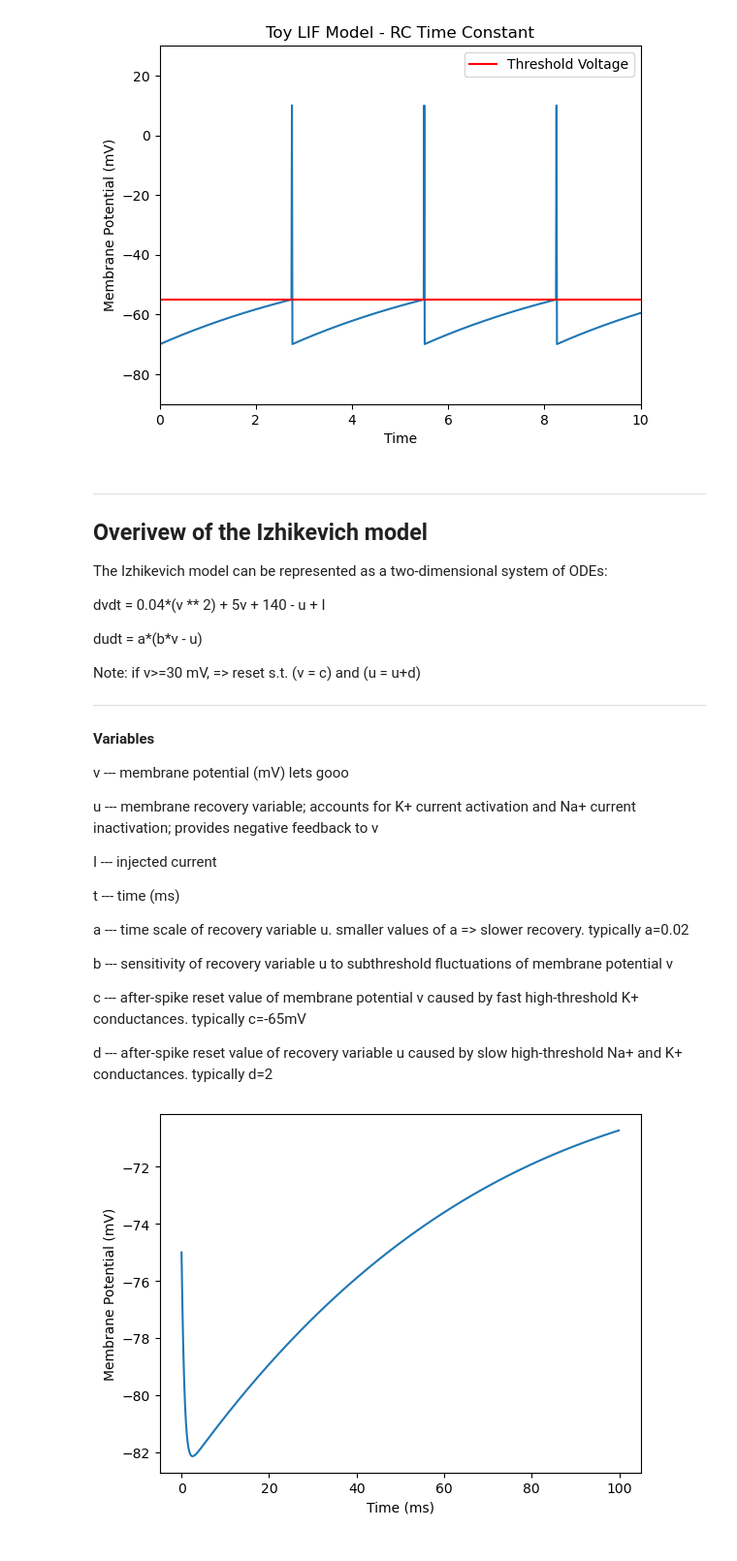
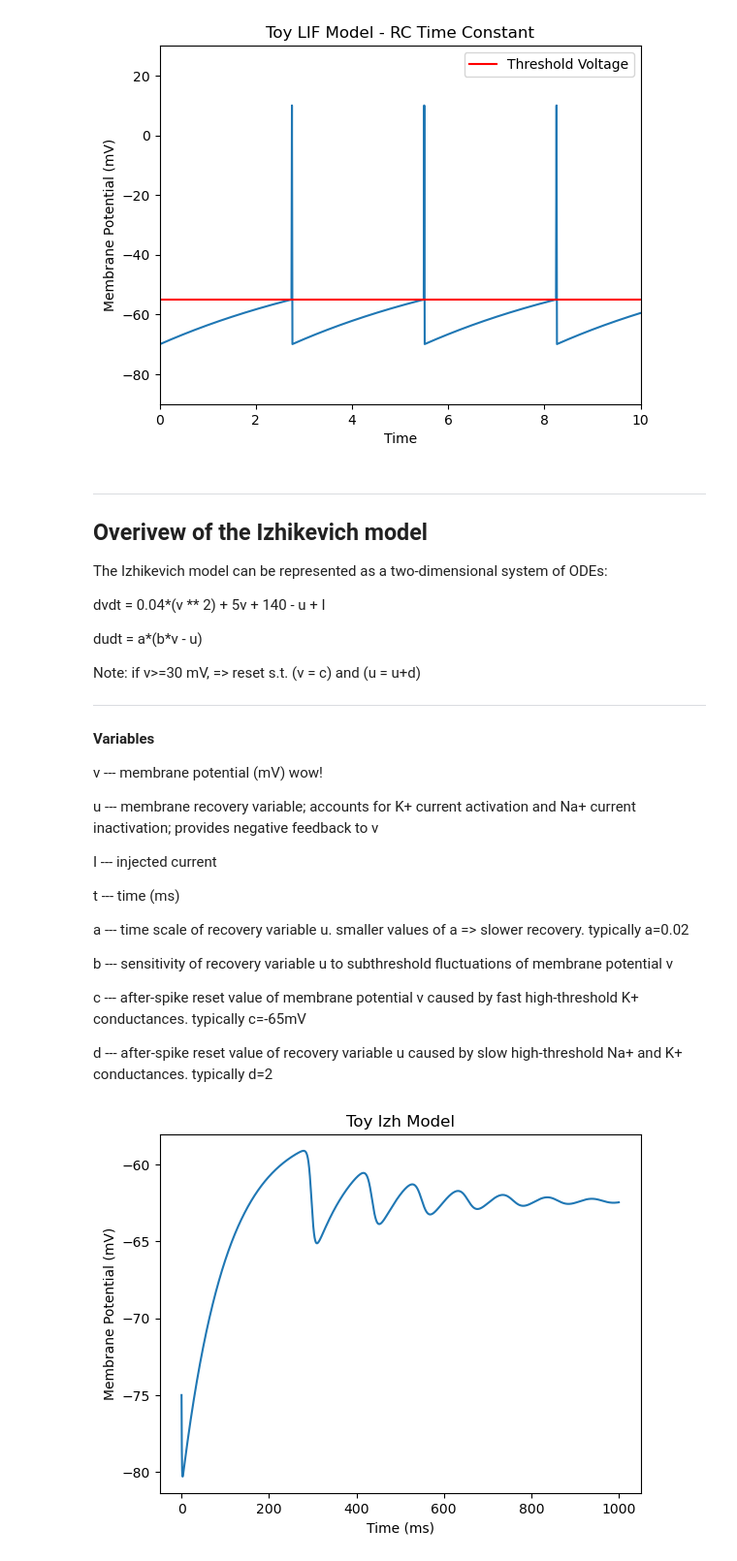
Before and after one commit to brittahn/CASMA665, a Jupyter notebook: Independent Work/Toy INF LIF.ipynb, the cells around one changed output. Shown at 97% size. Saved outputs shown, nothing was run; the diff lists cells and outputs as text; code cells hidden in the pictures.

```diff
--- a/Independent Work/Toy INF LIF.ipynb
+++ b/Independent Work/Toy INF LIF.ipynb
@@ -232,7 +232,7 @@ Note: if v>=30 mV, => reset s.t. (v = c) and (u = u+d)
 
 #### Variables
 
-v --- membrane potential (mV) lets gooo
+v --- membrane potential (mV) wow!
 
 u --- membrane recovery variable; accounts for K+ current activation and Na+ current inactivation; provides negative feedback to v
 
@@ -288,42 +288,43 @@ def dudt(a, b, v, u):
 
 
 # Define variables
-I=1     # injected current
+I=3.7739109347     # injected current
 a=0.02  # time scale of recovery variable u
 b=0.2
-c=-65   # mV
-d=2
-t_sim=100  # simulation time
+c=-55   # mV
+d=4
+t_sim=1000  # simulation time
 dt=0.1      # time step
 
 
 # Initialize t, u, v arrays
 t_values=np.arange(0, t_sim, dt)  # times
 u_values=np.zeros(t_values.size)  # empty array of membrane recovery values
 v_values=np.zeros(t_values.size)  # empty array of voltages
 v_values[0]=-75                   # initial voltage (mV)
 u_values[0]=1                     # initial membrane recovery value
 
 
 # Build arrays of voltages and membrane recovery values.
 for i in range(t_values.size - 1):  # 0 to 99
 
     if v_values[i]>=30:                # if v>=30 mV, => reset s.t. (v = c) and (u = u+d)
         v_values[i] = c
         u_values[i] = u_values[i]+d
 
     else:
         dv = dvdt(v_values[i], u_values[i], I)
         du = dudt(a, b, v_values[i], u_values[i])
         v_values[i+1] = (v_values[i] + dv*dt)
         u_values[i+1] = (u_values[i] + du*dt)
 
 
 # Plot voltage trace
 plt.figure()
 plt.plot(t_values, v_values)
+plt.title("Toy Izh Model")
 plt.xlabel("Time (ms)")
 plt.ylabel("Membrane Potential (mV)")
 plt.show()
 # %% [output]
-[figure, old version]
+[figure, new version]
```
Also changed, not shown: parts of 2 cells of this notebook.
